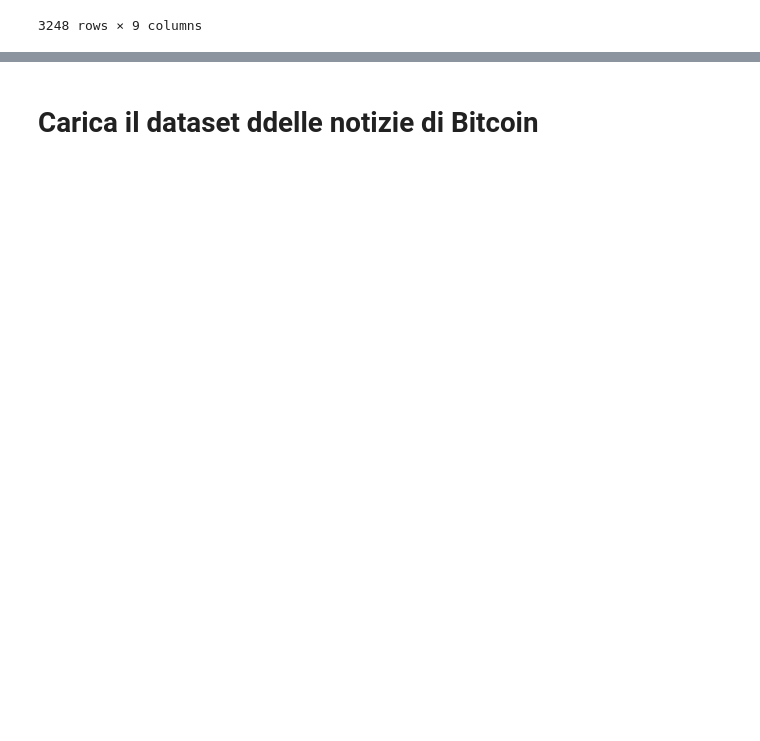
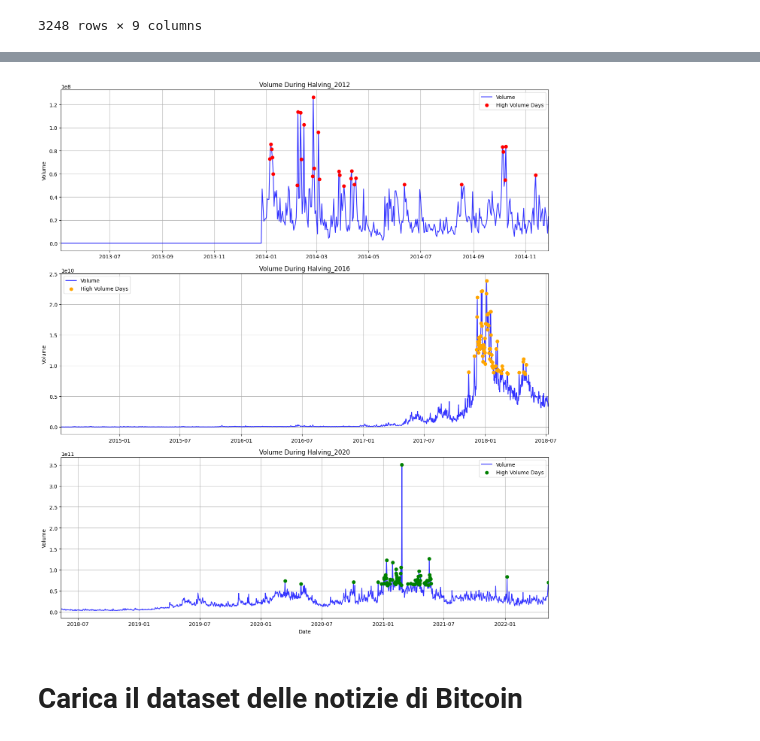
Before and after one commit to riccardoscut/riccardoscut, a Jupyter notebook: CrypToData.ipynb, the cells around one changed output, grey strips where cells are left out. Saved outputs shown, nothing was run; the diff lists cells and outputs as text; code cells hidden in the pictures; blank space fills up the shorter version.

```diff
--- a/CrypToData.ipynb
+++ b/CrypToData.ipynb
@@ -234,2 +255,37 @@ from vaderSentiment.vaderSentiment import SentimentIntensityAnalyzer
+# %%
+import matplotlib.pyplot as plt
+
+# Impostare la figura e i sottografi
+fig, axes = plt.subplots(3, 1, figsize=(14, 15), sharex=False)
+
+# Titoli e colori per ogni periodo
+halving_periods = ['Halving_2012', 'Halving_2016', 'Halving_2020']
+colors = ['red', 'orange', 'green']
+
+# Loop attraverso i periodi
+for i, period in enumerate(halving_periods):
+    # Filtra i dati per il periodo corrente
+    period_data = btc_segmented[btc_segmented['period'] == period]
+    period_high_volume = high_volume_days[high_volume_days['period'] == period]
+
+    # Grafico per il periodo
+    axes[i].plot(period_data.index, period_data['volume'], label='Volume', alpha=0.8, color='blue')
+    axes[i].scatter(period_high_volume.index, period_high_volume['volume'], color=colors[i], label='High Volume Days', zorder=5)
+
+    # Zoom sull'asse temporale
+    axes[i].set_xlim([period_data.index.min(), period_data.index.max()])
+    axes[i].set_title(f'Volume During {period}')
+    axes[i].set_ylabel('Volume')
+    axes[i].grid(True)
+    axes[i].legend()
+
+# Aggiungere l'etichetta sull'asse x per l'ultimo grafico
+axes[-1].set_xlabel('Date')
+
+# Mostrare i grafici
+plt.tight_layout()
+plt.show()
+# %% [output]
+[figure, added]
 # %% [markdown]
-# Carica il dataset ddelle notizie di Bitcoin
+# Carica il dataset delle notizie di Bitcoin
```
Also changed, not shown: parts of 57 cells of this notebook, 7 other files.
